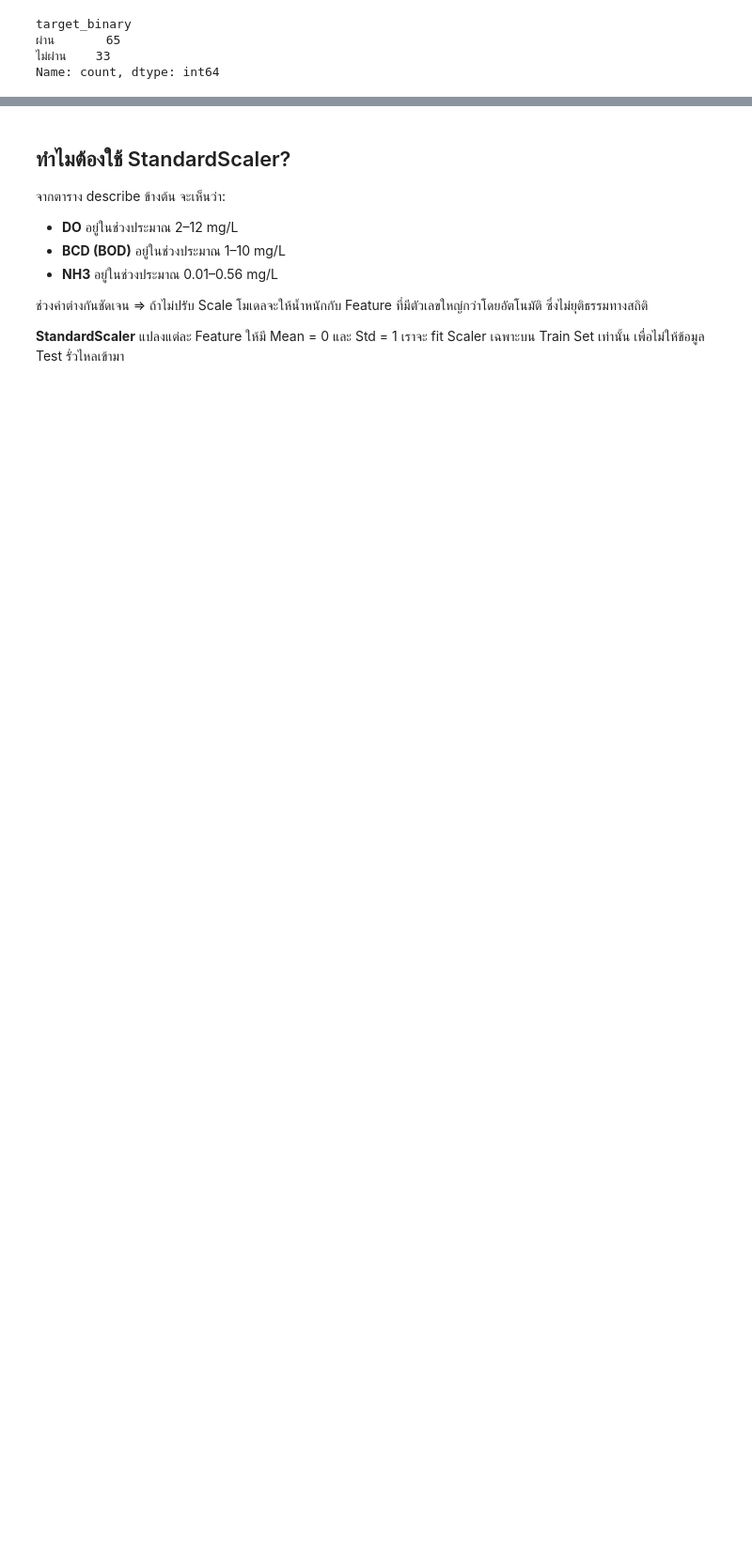
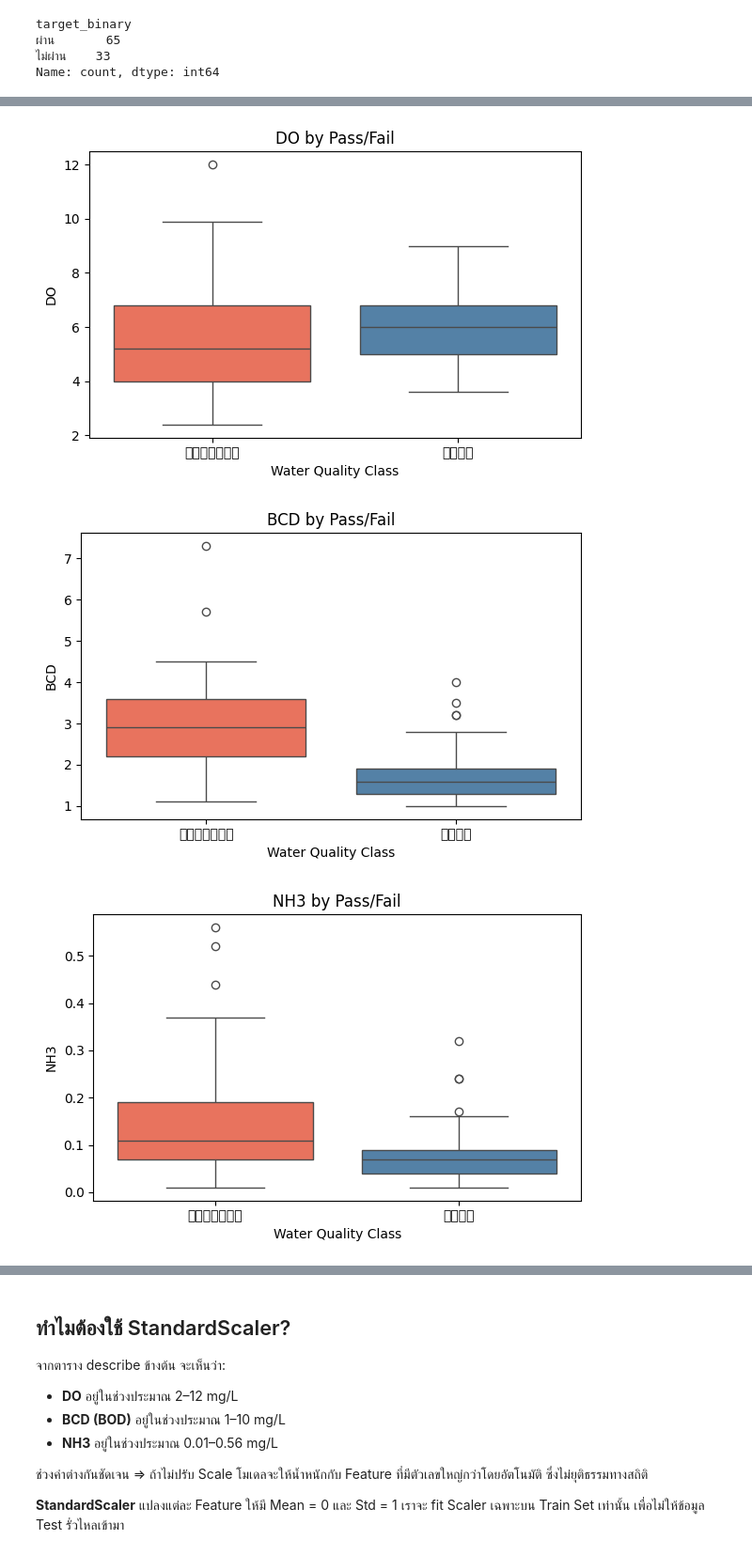
Before and after one commit to 1-brain-cell/python-dga, a Jupyter notebook: day_4/afternoon_classification.ipynb, the cells around one changed output, grey strips where cells are left out. Shown at 94% size. Drawn from its saved outputs; the diff is of its cells as text; code cells hidden in the pictures; blank space fills up the shorter version.

```diff
--- a/day_4/afternoon_classification.ipynb
+++ b/day_4/afternoon_classification.ipynb
@@ -172,0 +249,15 @@ wqi[['DO', 'BCD', 'NH3']].describe()
+# %%
+# Boxplot เพื่อดูว่าแต่ละ Feature แยกผ่าน/ไม่ผ่านได้แค่ไหน
+for feature in numerical:
+    plt.figure(figsize=(6, 4))
+    sns.boxplot(data=wqi, x='target_binary', y=feature,
+                palette=color_map)
+    plt.xlabel('Water Quality Class')
+    plt.ylabel(feature)
+    plt.title(f'{feature} by Pass/Fail')
+    plt.tight_layout()
+    plt.show()
+# %% [output]
+[figure, added]
+[figure, added]
+[figure, added]
```
Also changed, not shown: parts of 172 cells of this notebook, 1 other file.
